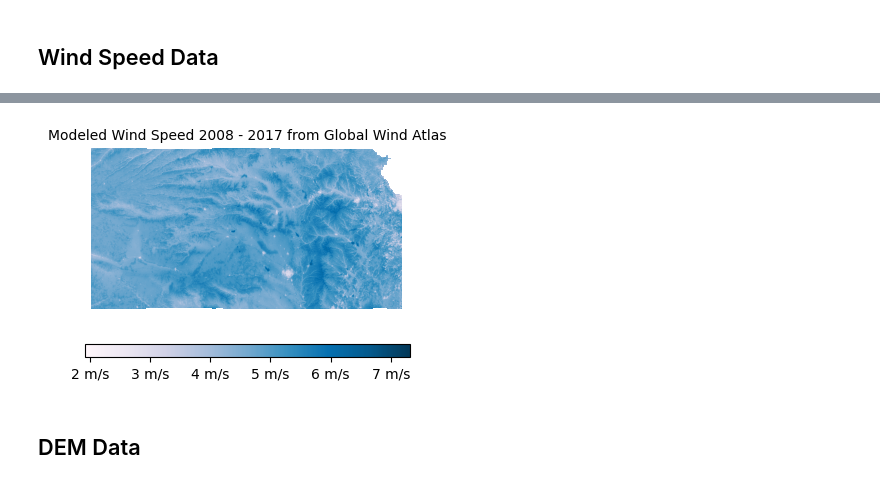
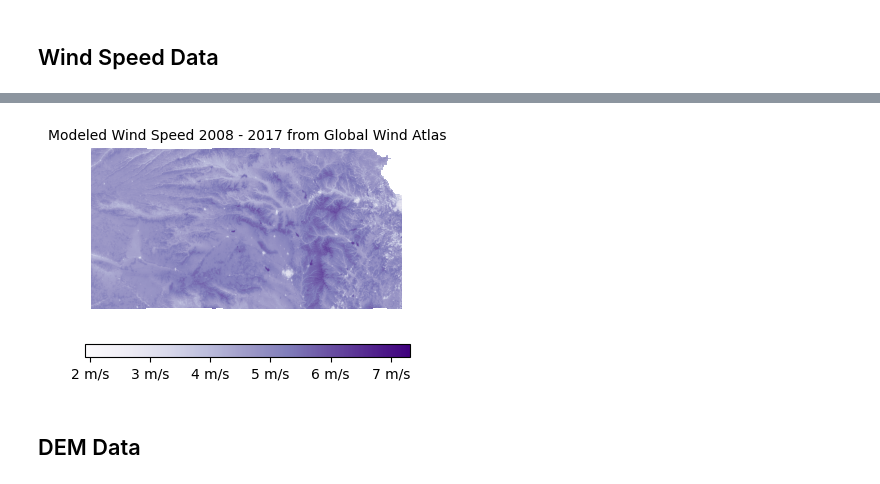
Before and after one commit to chad-fisher/KansasWind, a Jupyter notebook: KansasWindfarms.ipynb, the cells around one changed output, grey strips where cells are left out. Saved outputs shown, nothing was run; the diff lists cells and outputs as text; code cells hidden in the pictures.

```diff
--- a/KansasWindfarms.ipynb
+++ b/KansasWindfarms.ipynb
@@ -299,18 +317,18 @@ wind2023 = rio.open('WindSpeed_Reprojected.tif').read(1)
 # %%
 #Initialize plot
 fig, ax =plt.subplots(figsize=(6,3))
 plt.title('Modeled Wind Speed 2008 - 2017 from Global Wind Atlas',size = 'medium')
 
 # Create hidden image for colorbar and actual image
-hidden = ax.imshow(wind2023,cmap = 'PuBu')
-img = show(wind2023, ax = ax, cmap = 'PuBu')
-fig.colorbar(hidden, cmap = 'PuBu', shrink=.7, orientation = 'horizontal', aspect = 25, format = "%i m/s")
+hidden = ax.imshow(wind2023,cmap = 'Purples')
+img = show(wind2023, ax = ax, cmap = 'Purples')
+fig.colorbar(hidden, cmap = 'Purples', shrink=.7, orientation = 'horizontal', aspect = 25, format = "%i m/s")
 
 # Save plot
 ax.axis('off')
 fig.savefig('Wind Kansas Map')
 # %% [output]
-[figure, old version]
+[figure, new version]
 # %% [markdown]
 ## DEM Data
 # %%
```
Also changed, not shown: parts of 32 cells of this notebook.
